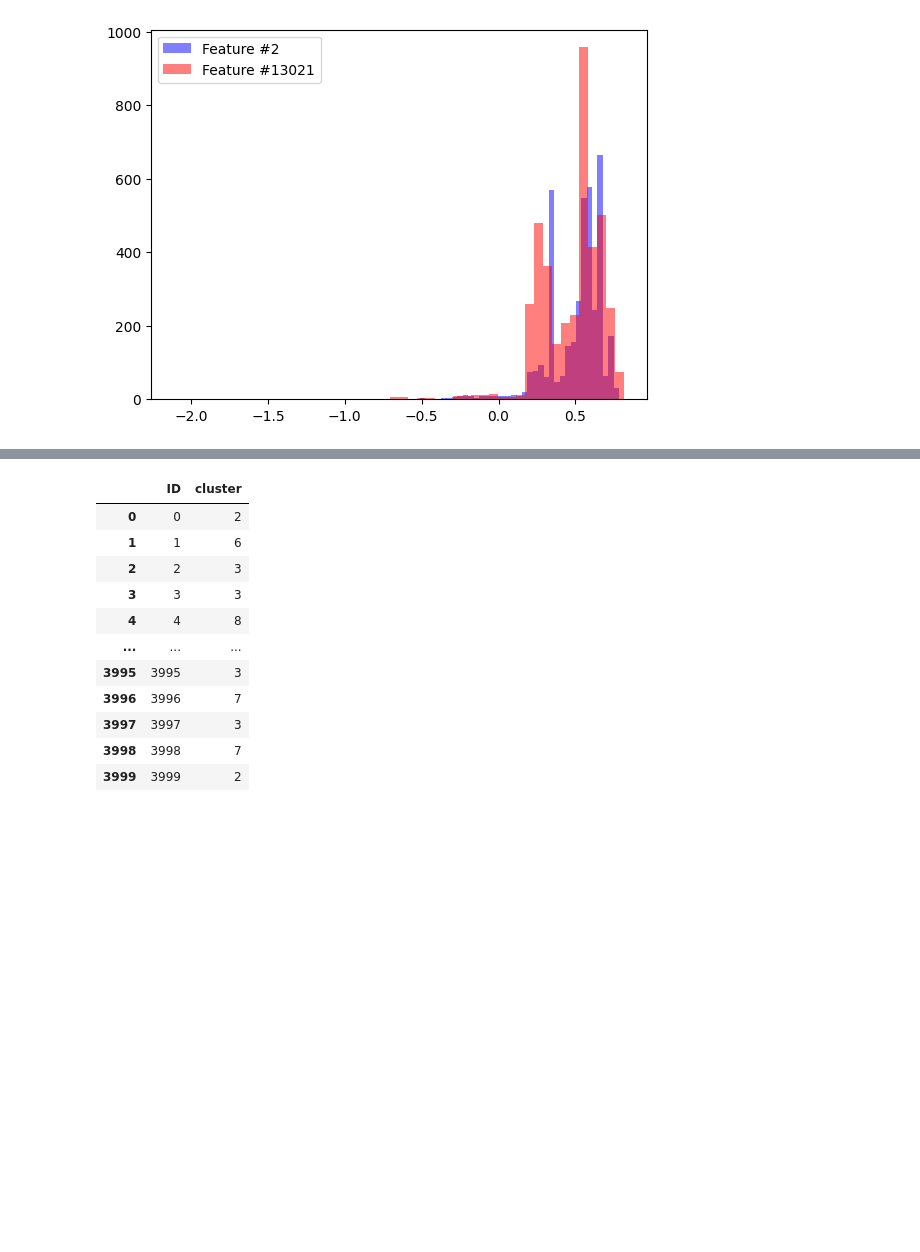
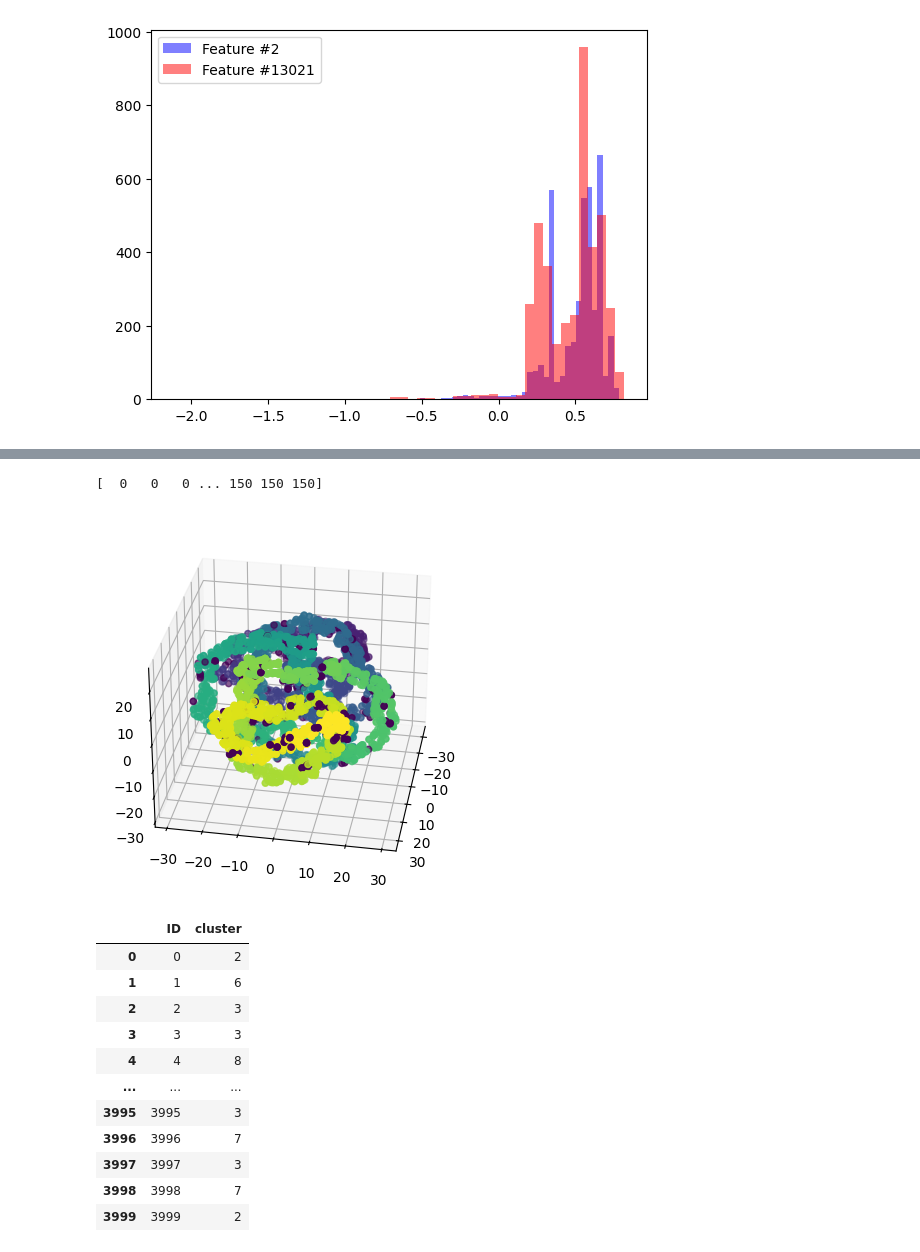
Before and after one commit to baardby/Intro-To-ML-Assignment-2, a Jupyter notebook: Chapter_2.ipynb, the cells around one changed output, grey strips where cells are left out. Cells and saved outputs as stored; diff of their text form; code cells hidden in the pictures; blank space fills up the shorter version.

```diff
--- a/Chapter_2.ipynb
+++ b/Chapter_2.ipynb
@@ -309,3 +353,19 @@ plt.show()
+# %%
+from sklearn.cluster import DBSCAN
+
+# Visualiserer klyngene med DBSCAN
+dbscan = DBSCAN(eps=2, min_samples=5)
+clusters_id = dbscan.fit_predict(sne_embedding)
+print(clusters_id)
+
+fig3 = plt.figure()
+ax3 = fig3.add_subplot(projection='3d')
+ax3.view_init(elev=30, azim=10)
+ax3.scatter(sne_embedding[:, 0], sne_embedding[:, 1], sne_embedding[:, 2], c=clusters_id)
+plt.show()
+# %% [output]
+[  0   0   0 ... 150 150 150]
+[figure, added]
 # %%
 # To check your clustering, you need to assign the predicted cluster ids and submit it as a CSV file. The submission should be a CSV file with two columns: ID and cluster.
 # The ID column should contain the ID of the data point, and the cluster column should contain the cluster ID that the data point belongs to.
```
Also changed, not shown: parts of 1 cell of this notebook, 1 other file.
